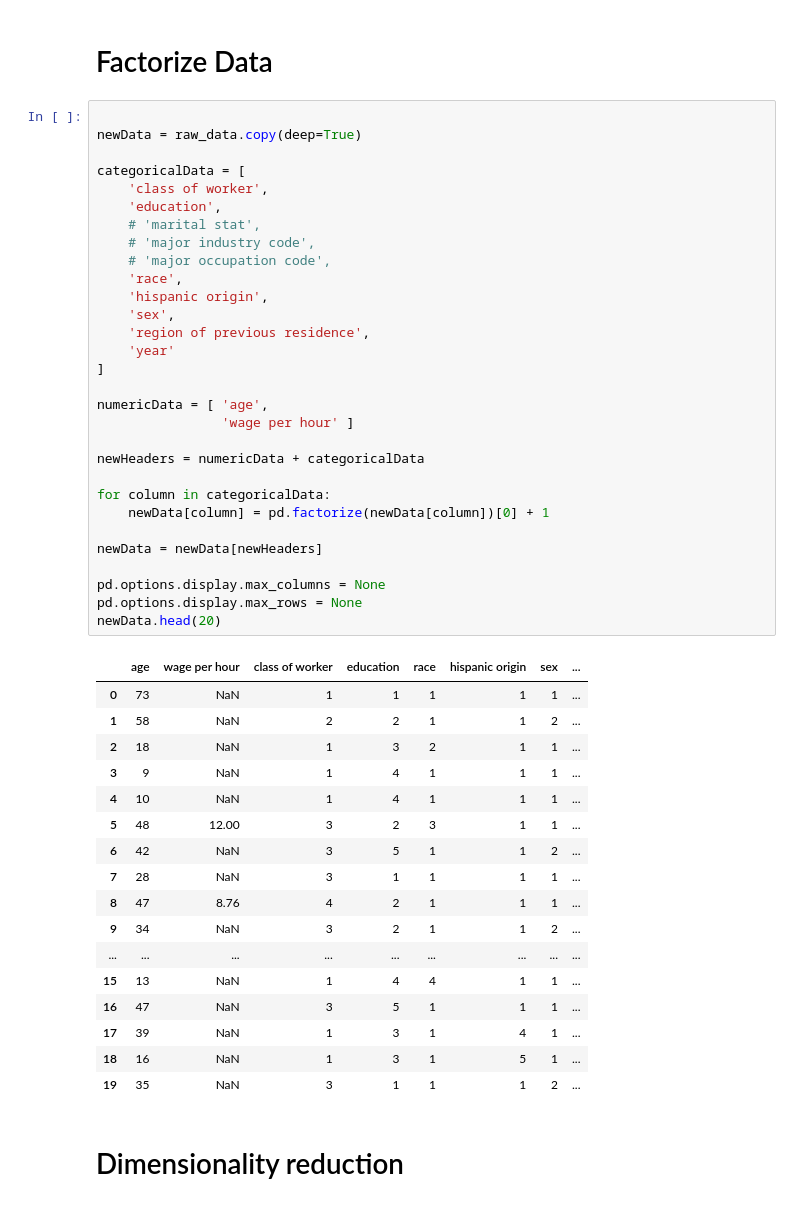
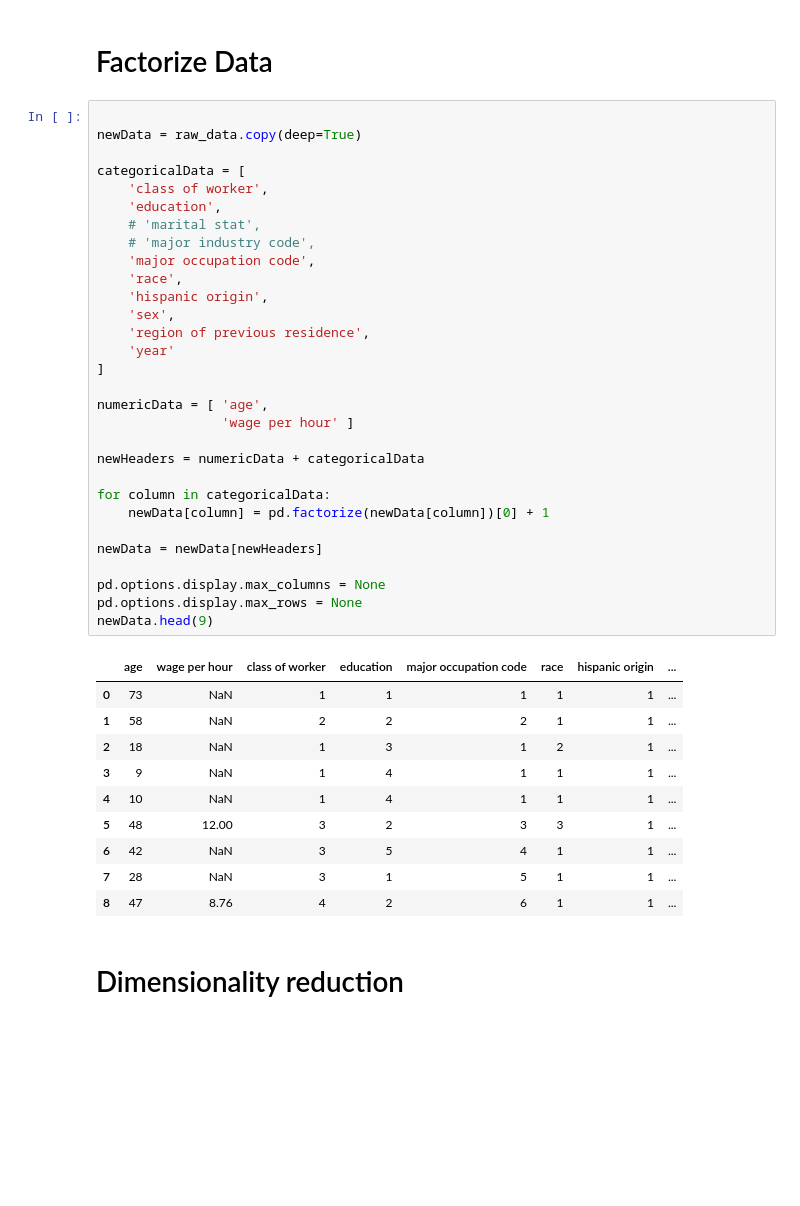
Before and after one commit to ThomasBrue/second-assignment-data-science, a Jupyter notebook: censusIncome.ipynb, the cells around one changed output. Saved outputs shown, nothing was run; the diff lists cells and outputs as text; blank space fills up the shorter version.

```diff
--- a/censusIncome.ipynb
+++ b/censusIncome.ipynb
@@ -55,51 +52,44 @@ raw_data.head(10)
 # %%
 
 newData = raw_data.copy(deep=True)
 
 categoricalData = [
     'class of worker',
     'education',
     # 'marital stat',
     # 'major industry code',
-    # 'major occupation code',
+    'major occupation code',
     'race',
     'hispanic origin',
     'sex',
     'region of previous residence',
     'year'
 ]
 
 numericData = [ 'age',
                 'wage per hour' ]
 
 newHeaders = numericData + categoricalData
 
 for column in categoricalData:
     newData[column] = pd.factorize(newData[column])[0] + 1
 
 newData = newData[newHeaders]
 
 pd.options.display.max_columns = None
 pd.options.display.max_rows = None
-newData.head(20)
+newData.head(9)
 # %% [output]
-|  | age | wage per hour | class of worker | education | race | hispanic origin | sex | ... |
+|  | age | wage per hour | class of worker | education | major occupation code | race | hispanic origin | ... |
 | 0 | 73 | NaN | 1 | 1 | 1 | 1 | 1 | ... |
-| 1 | 58 | NaN | 2 | 2 | 1 | 1 | 2 | ... |
-| 2 | 18 | NaN | 1 | 3 | 2 | 1 | 1 | ... |
+| 1 | 58 | NaN | 2 | 2 | 2 | 1 | 1 | ... |
+| 2 | 18 | NaN | 1 | 3 | 1 | 2 | 1 | ... |
 | 3 | 9 | NaN | 1 | 4 | 1 | 1 | 1 | ... |
 | 4 | 10 | NaN | 1 | 4 | 1 | 1 | 1 | ... |
-| 5 | 48 | 12.00 | 3 | 2 | 3 | 1 | 1 | ... |
-| 6 | 42 | NaN | 3 | 5 | 1 | 1 | 2 | ... |
-| 7 | 28 | NaN | 3 | 1 | 1 | 1 | 1 | ... |
-| 8 | 47 | 8.76 | 4 | 2 | 1 | 1 | 1 | ... |
-| 9 | 34 | NaN | 3 | 2 | 1 | 1 | 2 | ... |
-| ... | ... | ... | ... | ... | ... | ... | ... | ... |
-| 15 | 13 | NaN | 1 | 4 | 4 | 1 | 1 | ... |
-| 16 | 47 | NaN | 3 | 5 | 1 | 1 | 1 | ... |
-| 17 | 39 | NaN | 1 | 3 | 1 | 4 | 1 | ... |
-| 18 | 16 | NaN | 1 | 3 | 1 | 5 | 1 | ... |
-| 19 | 35 | NaN | 3 | 1 | 1 | 1 | 2 | ... |
+| 5 | 48 | 12.00 | 3 | 2 | 3 | 3 | 1 | ... |
+| 6 | 42 | NaN | 3 | 5 | 4 | 1 | 1 | ... |
+| 7 | 28 | NaN | 3 | 1 | 5 | 1 | 1 | ... |
+| 8 | 47 | 8.76 | 4 | 2 | 6 | 1 | 1 | ... |
 # %% [markdown]
 # Dimensionality reduction
 # %%
```
Also changed, not shown: parts of 8 cells of this notebook.
